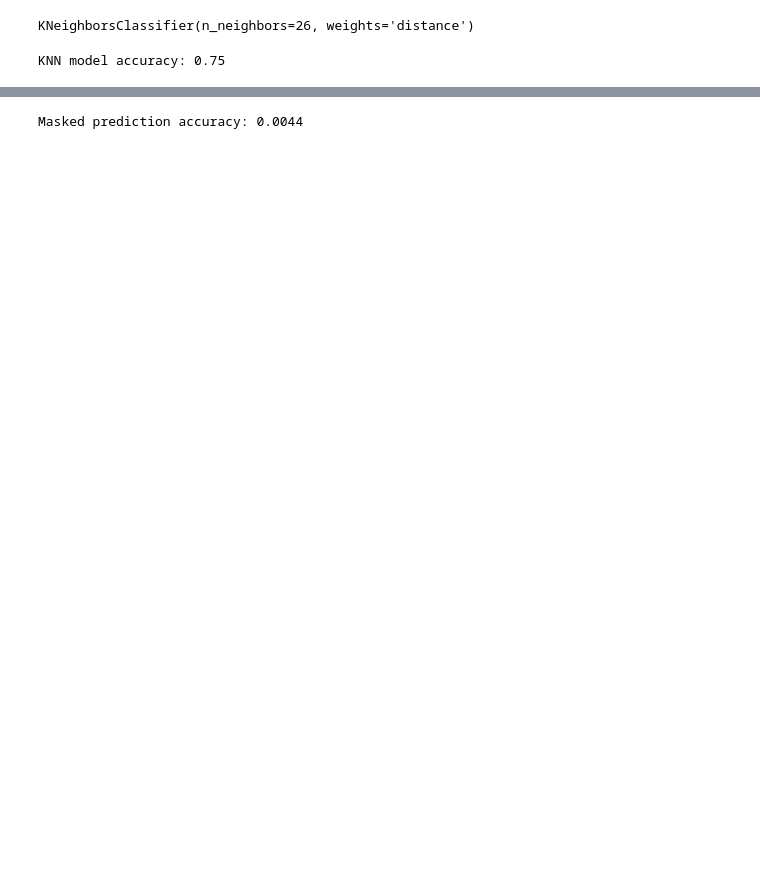
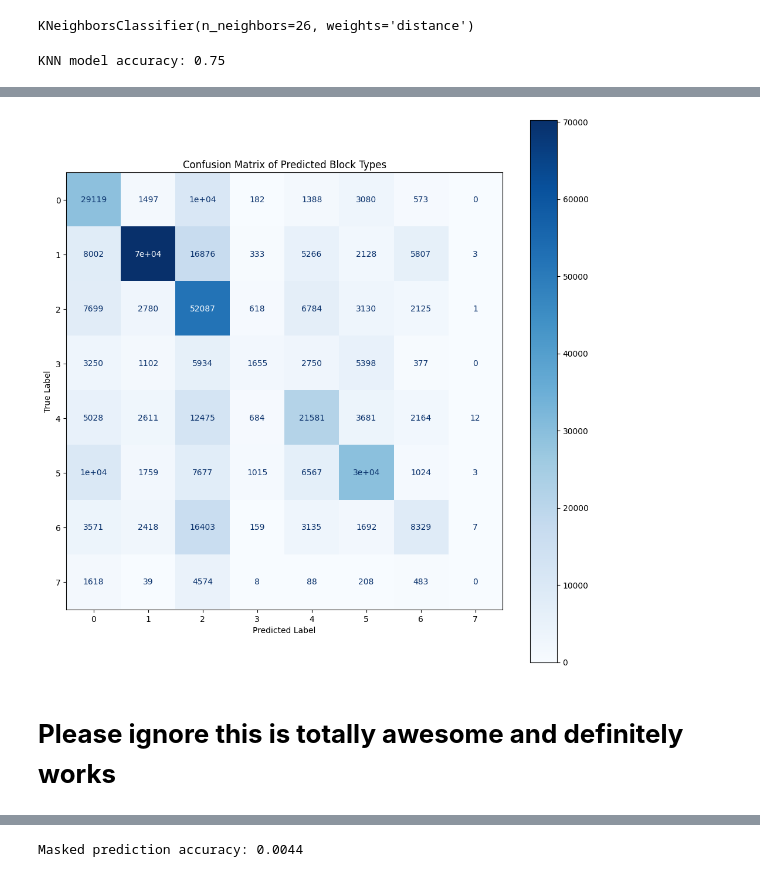
Before and after one commit to Qhwelah/NeuralBlock-NeuralNetPredictor, a Jupyter notebook: NeuralNetPredictor.ipynb, the cells around one changed output, grey strips where cells are left out. Saved outputs shown, nothing was run; the diff lists cells and outputs as text; code cells hidden in the pictures; blank space fills up the shorter version.

Commit message:
Classification model implemented and working!

```diff
--- a/NeuralNetPredictor.ipynb
+++ b/NeuralNetPredictor.ipynb
@@ -363,0 +410,2 @@ Epoch 50/50
+# %%
+model.compile(optimizer='adam', loss=masked_sparse_categorical_crossentropy)
@@ -384,0 +443,26 @@ print(predictions)
+# %%
+# 1. Predict
+predictions = model.predict(X_NN_test_masked.values)
+
+# 2. Get classes
+predicted_classes = predictions.argmax(axis=-1)
+
+# 3. Get true classes
+true_classes = X_NN_test_blocks.values
+
+# 4. Mask only block_x columns
+test_mask_blocks = test_mask[block_columns]
+
+# 5. Flatten and apply mask
+y_true = true_classes.flatten()
+y_pred = predicted_classes.flatten()
+mask = test_mask_blocks.values.flatten()
+
+masked_true = y_true[mask]
+masked_pred = y_pred[mask]
+
+# 6. Accuracy
+accuracy = (masked_true == masked_pred).sum() / len(masked_true)
+print(f"Masked Prediction Accuracy: {accuracy:.4f}")
+
+print(predictions)
@@ -385,3 +487,21 @@ print(predictions)
+# %%
+## Confusion matrix:
+from sklearn.metrics import confusion_matrix, ConfusionMatrixDisplay
+import matplotlib.pyplot as plt
+
+# Confusion Matrix
+cm = confusion_matrix(masked_true, masked_pred)
+fig, ax = plt.subplots(figsize=(12, 12))
+disp = ConfusionMatrixDisplay(confusion_matrix=cm)
+disp.plot(ax=ax, cmap='Blues', colorbar=True)
+plt.title('Confusion Matrix of Predicted Block Types')
+plt.xlabel('Predicted Label')
+plt.ylabel('True Label')
+plt.show()
+# %% [output]
+[figure, added]
+# %% [markdown]
+# **Please ignore this is totally awesome and definitely works**
 # %%
 predictions_df = pd.DataFrame(predictions, columns=X_NN_test.columns)
 print(predictions_df)
```
Also changed, not shown: parts of 21 cells of this notebook.
